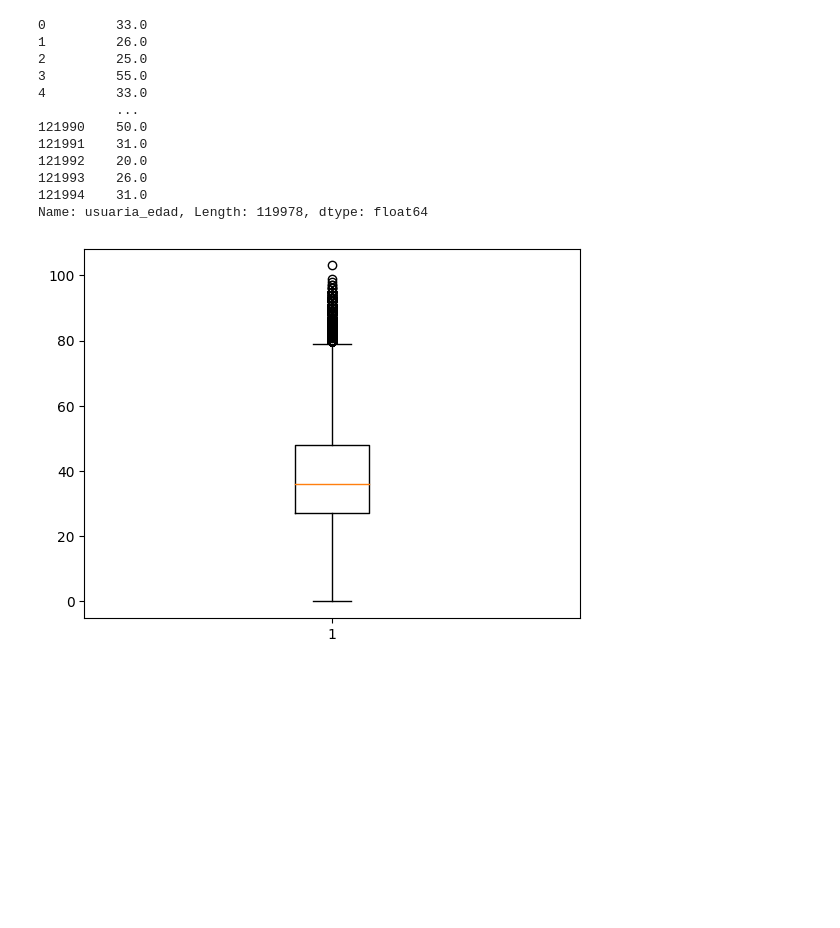
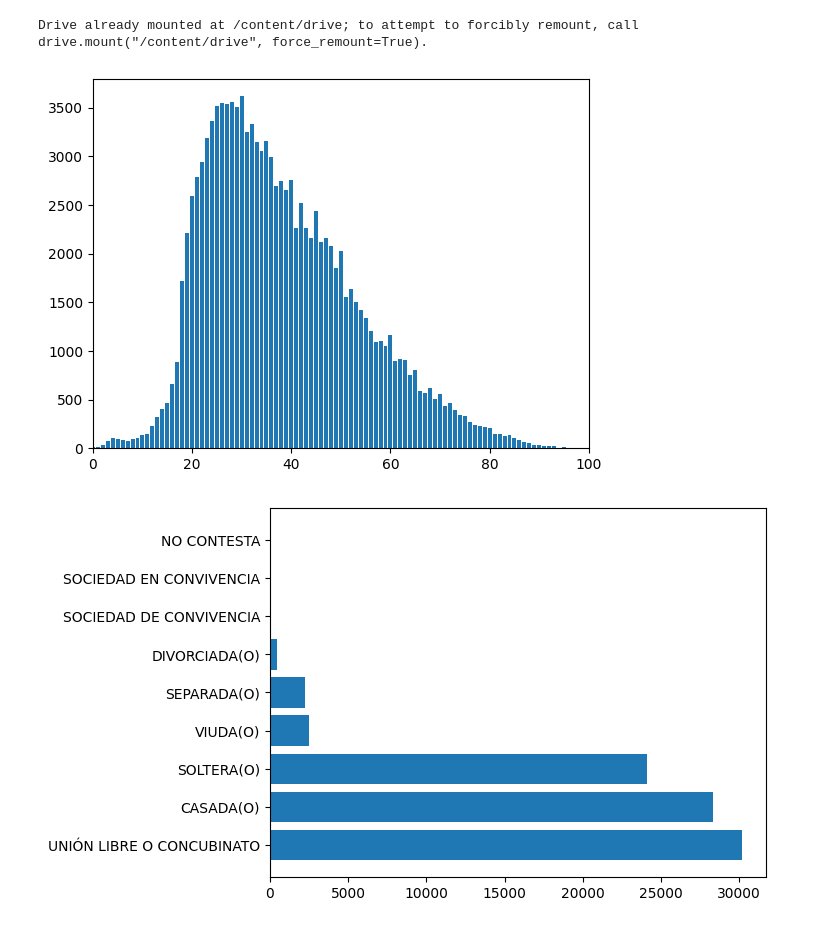
Before and after one commit to gonzalezjuanluis/lab1_103, a Jupyter notebook: lab3_gonzalez.ipynb, the cells around one changed output. Drawn from its saved outputs; the diff is of its cells as text; code cells hidden in the pictures; blank space fills up the shorter version.

```diff
--- a/lab3_gonzalez.ipynb
+++ b/lab3_gonzalez.ipynb
@@ -6,29 +3,26 @@ drive.mount('/content/drive')
+# %%
+from google.colab import drive
+drive.mount('/content/drive')
+
+import pandas as pd
+import matplotlib.pyplot as plt
+path ="/content/drive/MyDrive/conjunto de datos /PEPEatenciones_abogadas_de_las_mujeres - atenciones_abogadas_de_las_mujeres.csv"
+df = pd.read_csv(path)
+edad = df["usuaria_edad"]
+dist = edad.value_counts()
+plt.bar(dist.index, dist.values)
+plt.xlim(0,100)
+plt.show()
+# %% [output]
+Drive already mounted at /content/drive; to attempt to forcibly remount, call drive.mount("/content/drive", force_remount=True).
+[figure, added]
 # %%
 import pandas as pd
 import matplotlib.pyplot as plt
-
-path="/content/drive/MyDrive/conjunto de datos /PEPEatenciones_abogadas_de_las_mujeres - atenciones_abogadas_de_las_mujeres.csv"
-
-df =pd.read_csv(path)
-
-df_filtrado = df.query("usuaria_edad <= 160")
-
-print(df_filtrado["usuaria_edad"])
-
-plt.boxplot(df_filtrado["usuaria_edad"])
-
+path ="/content/drive/MyDrive/conjunto de datos /PEPEatenciones_abogadas_de_las_mujeres - atenciones_abogadas_de_las_mujeres.csv"
+df = pd.read_csv(path)
+conteo = df["usuaria_estado_civil"].value_counts()
+plt.barh(conteo.index, conteo)
 plt.show()
 # %% [output]
-0         33.0
-1         26.0
-2         25.0
-3         55.0
-4         33.0
-          ...
-121990    50.0
-121991    31.0
-121992    20.0
-121993    26.0
-121994    31.0
-Name: usuaria_edad, Length: 119978, dtype: float64
-[figure, old version]
+[figure, new version]
```
Also changed, not shown: parts of 1 cell of this notebook.
